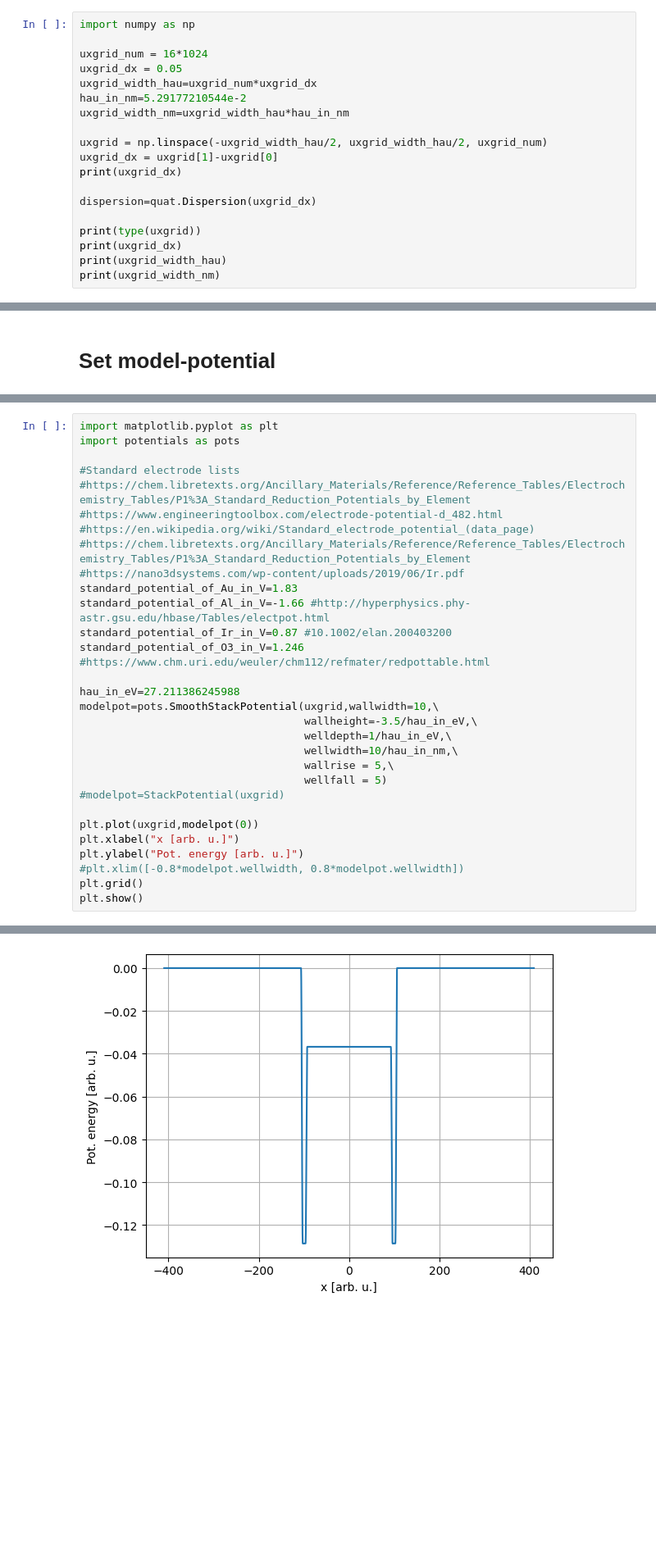
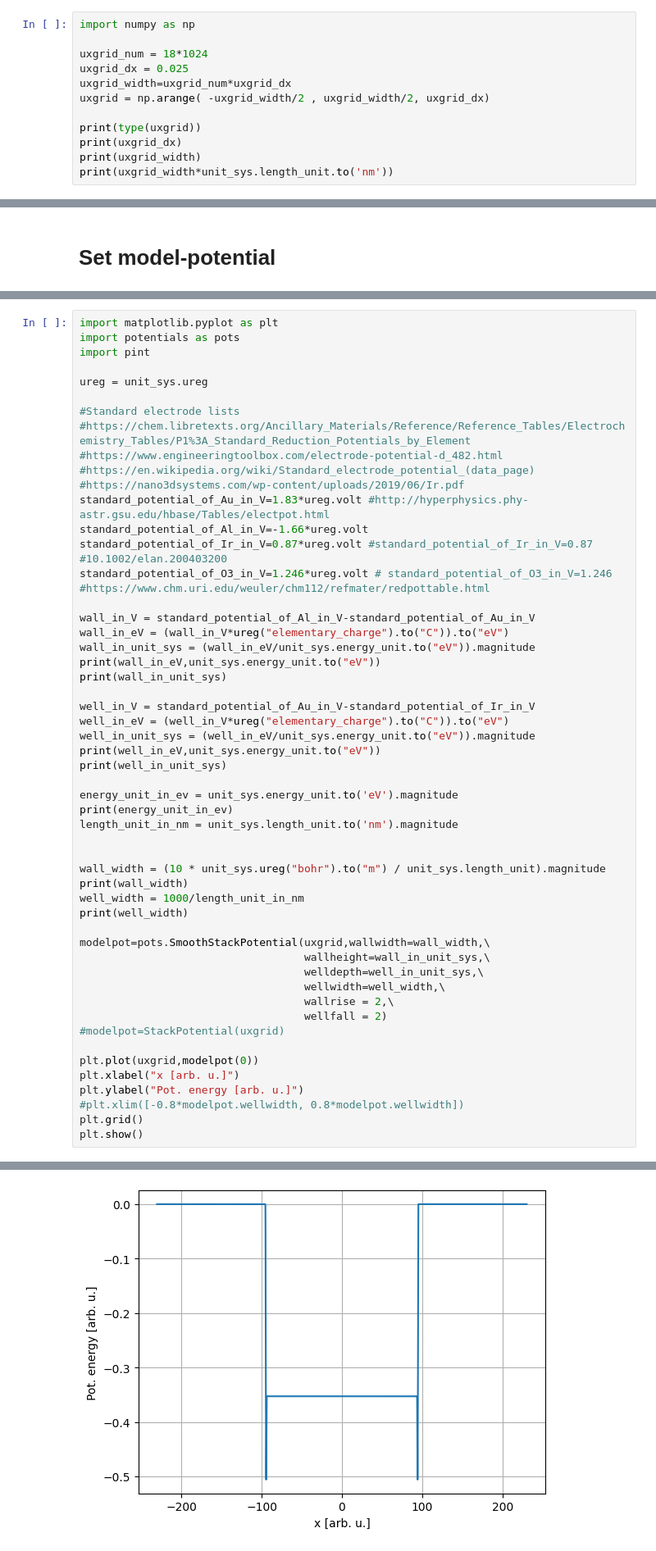
Before and after one commit to magashegyi/testrepo, a Jupyter notebook: gui.ipynb, the cells around one changed output, grey strips where cells are left out. Shown at 82% size. Drawn from its saved outputs; the diff is of its cells as text; blank space fills up the shorter version.

```diff
--- a/gui.ipynb
+++ b/gui.ipynb
@@ -214,20 +262,13 @@ print(quat.hartree_atomic_units["action"])
 # %%
 import numpy as np
 
-uxgrid_num = 16*1024
-uxgrid_dx = 0.05
-uxgrid_width_hau=uxgrid_num*uxgrid_dx
-hau_in_nm=5.29177210544e-2
-uxgrid_width_nm=uxgrid_width_hau*hau_in_nm
-
-uxgrid = np.linspace(-uxgrid_width_hau/2, uxgrid_width_hau/2, uxgrid_num)
-uxgrid_dx = uxgrid[1]-uxgrid[0]
-print(uxgrid_dx)
-
-dispersion=quat.Dispersion(uxgrid_dx)
+uxgrid_num = 18*1024
+uxgrid_dx = 0.025
+uxgrid_width=uxgrid_num*uxgrid_dx
+uxgrid = np.arange( -uxgrid_width/2 , uxgrid_width/2, uxgrid_dx)
 
 print(type(uxgrid))
 print(uxgrid_dx)
-print(uxgrid_width_hau)
-print(uxgrid_width_nm)
+print(uxgrid_width)
+print(uxgrid_width*unit_sys.length_unit.to('nm'))
 # %% [output]
@@ -250,25 +302,48 @@ a szélessége egy oxid réteg széles
 # %%
 import matplotlib.pyplot as plt
 import potentials as pots
+import pint
+
+ureg = unit_sys.ureg
 
 #Standard electrode lists
 #https://chem.libretexts.org/Ancillary_Materials/Reference/Reference_Tables/Electrochemistry_Tables/P1%3A_Standard_Reduction_Potentials_by_Element
 #https://www.engineeringtoolbox.com/electrode-potential-d_482.html
 #https://en.wikipedia.org/wiki/Standard_electrode_potential_(data_page)
-#https://chem.libretexts.org/Ancillary_Materials/Reference/Reference_Tables/Electrochemistry_Tables/P1%3A_Standard_Reduction_Potentials_by_Element
 #https://nano3dsystems.com/wp-content/uploads/2019/06/Ir.pdf
-standard_potential_of_Au_in_V=1.83
-standard_potential_of_Al_in_V=-1.66 #http://hyperphysics.phy-astr.gsu.edu/hbase/Tables/electpot.html
-standard_potential_of_Ir_in_V=0.87 #10.1002/elan.200403200
-standard_potential_of_O3_in_V=1.246 #https://www.chm.uri.edu/weuler/chm112/refmater/redpottable.html
+standard_potential_of_Au_in_V=1.83*ureg.volt #http://hyperphysics.phy-astr.gsu.edu/hbase/Tables/electpot.html
+standard_potential_of_Al_in_V=-1.66*ureg.volt
+standard_potential_of_Ir_in_V=0.87*ureg.volt #standard_potential_of_Ir_in_V=0.87 #10.1002/elan.200403200
+standard_potential_of_O3_in_V=1.246*ureg.volt # standard_potential_of_O3_in_V=1.246 #https://www.chm.uri.edu/weuler/chm112/refmater/redpottable.html
 
-hau_in_eV=27.211386245988
-modelpot=pots.SmoothStackPotential(uxgrid,wallwidth=10,\
-                                   wallheight=-3.5/hau_in_eV,\
-                                   welldepth=1/hau_in_eV,\
-                                   wellwidth=10/hau_in_nm,\
-                                   wallrise = 5,\
-                                   wellfall = 5)
+wall_in_V = standard_potential_of_Al_in_V-standard_potential_of_Au_in_V
+wall_in_eV = (wall_in_V*ureg("elementary_charge").to("C")).to("eV")
+wall_in_unit_sys = (wall_in_eV/unit_sys.energy_unit.to("eV")).magnitude
+print(wall_in_eV,unit_sys.energy_unit.to("eV"))
+print(wall_in_unit_sys)
+
+well_in_V = standard_potential_of_Au_in_V-standard_potential_of_Ir_in_V
+well_in_eV = (well_in_V*ureg("elementary_charge").to("C")).to("eV")
+well_in_unit_sys = (well_in_eV/unit_sys.energy_unit.to("eV")).magnitude
+print(well_in_eV,unit_sys.energy_unit.to("eV"))
+print(well_in_unit_sys)
+
+energy_unit_in_ev = unit_sys.energy_unit.to('eV').magnitude
+print(energy_unit_in_ev)
+length_unit_in_nm = unit_sys.length_unit.to('nm').magnitude
+
+
+wall_width = (10 * unit_sys.ureg("bohr").to("m") / unit_sys.length_unit).magnitude
+print(wall_width)
+well_width = 1000/length_unit_in_nm
+print(well_width)
+
+modelpot=pots.SmoothStackPotential(uxgrid,wallwidth=wall_width,\
+                                   wallheight=wall_in_unit_sys,\
+                                   welldepth=well_in_unit_sys,\
+                                   wellwidth=well_width,\
+                                   wallrise = 2,\
+                                   wellfall = 2)
 #modelpot=StackPotential(uxgrid)
 
 plt.plot(uxgrid,modelpot(0))
@@ -281 +363 @@ plt.show()
-[figure, old version]
+[figure, new version]
```
Also changed, not shown: parts of 35 cells of this notebook.
